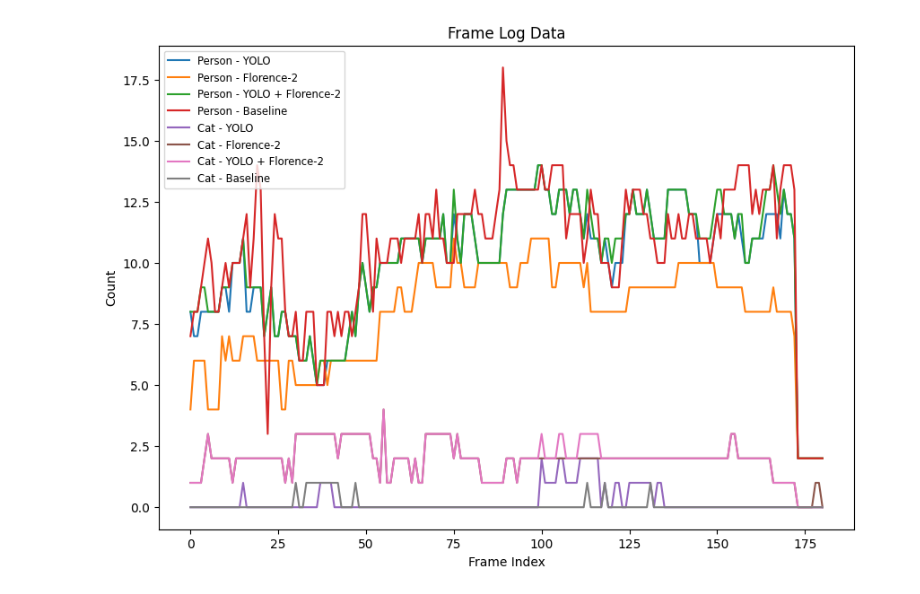
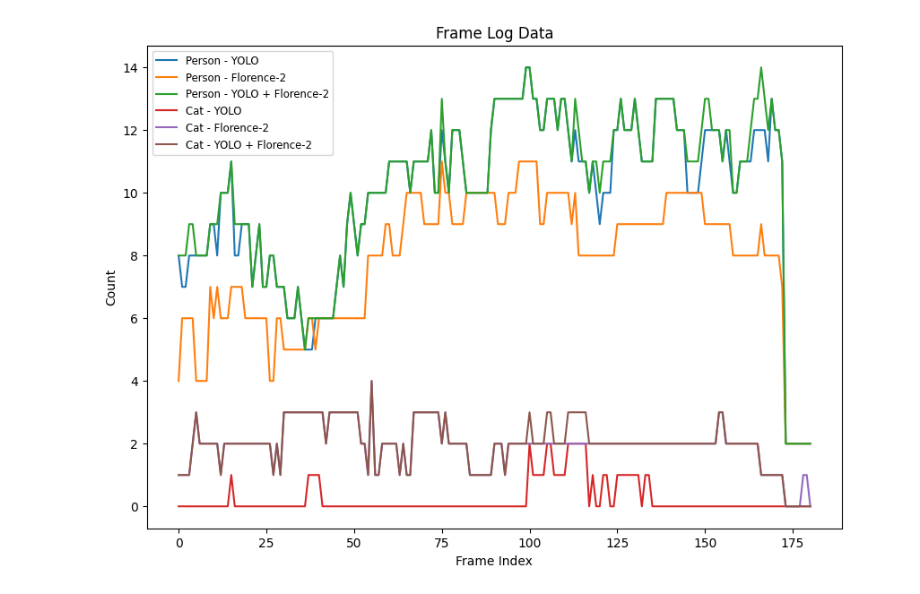
Before and after one commit to Vincent-Lien/Video_object_detection, a Jupyter notebook: evaluation.ipynb, the cells around one changed output. Drawn from its saved outputs; the diff is of its cells as text; code cells hidden in the pictures.

Commit message:
remove the baseline from chart

```diff
--- a/evaluation.ipynb
+++ b/evaluation.ipynb
@@ -1,31 +1,28 @@
 # %%
 import pandas as pd
 
 import matplotlib.pyplot as plt
 
 # Read the CSV files
 df1 = pd.read_csv('frame_log/yolo_detection.csv')
 df2 = pd.read_csv('frame_log/florence_detection.csv')
 df3 = pd.read_csv('frame_log/yolo_florence_detection.csv')
-df4 = pd.read_csv('frame_log/baseline.csv')
 
 # Plot the data
 plt.figure(figsize=(10, 7))
 
 plt.plot(df1['frame'], df1['person'], label='Person - YOLO')
 plt.plot(df2['frame'], df2['person'], label='Person - Florence-2')
 plt.plot(df3['frame'], df3['person'], label='Person - YOLO + Florence-2')
-plt.plot(df4['frame'], df4['person'], label='Person - Baseline')
 
 plt.plot(df1['frame'], df1['cat'], label='Cat - YOLO')
 plt.plot(df2['frame'], df2['cat'], label='Cat - Florence-2')
 plt.plot(df3['frame'], df3['cat'], label='Cat - YOLO + Florence-2')
-plt.plot(df4['frame'], df4['cat'], label='Cat - Baseline')
 
 plt.xlabel('Frame Index')
 plt.ylabel('Count')
 plt.title('Frame Log Data')
 plt.legend(fontsize='small', loc='upper left')  # Set the font size of the legend labels to small and position it in the upper left corner
 plt.show()
 # %% [output]
-[figure, old version]
+[figure, new version]
```
